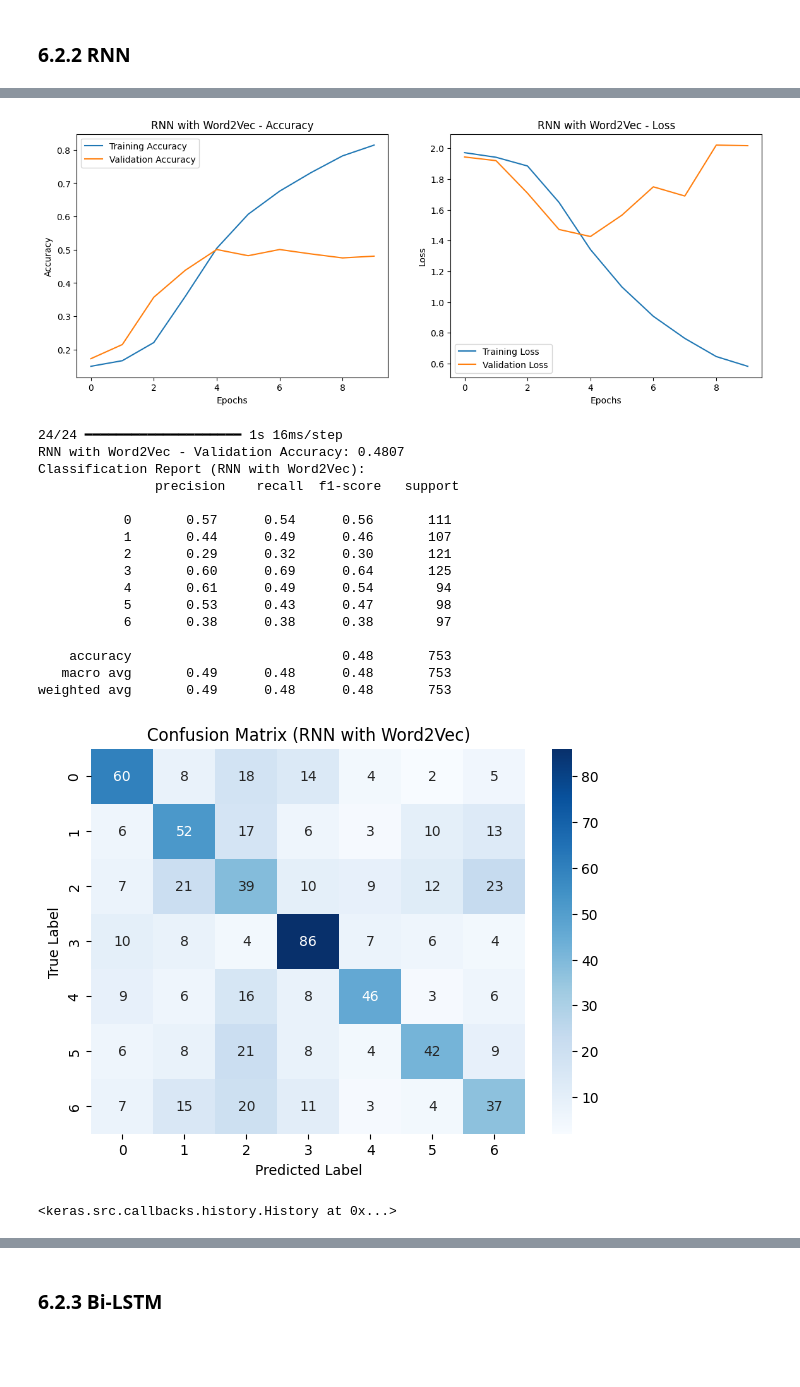
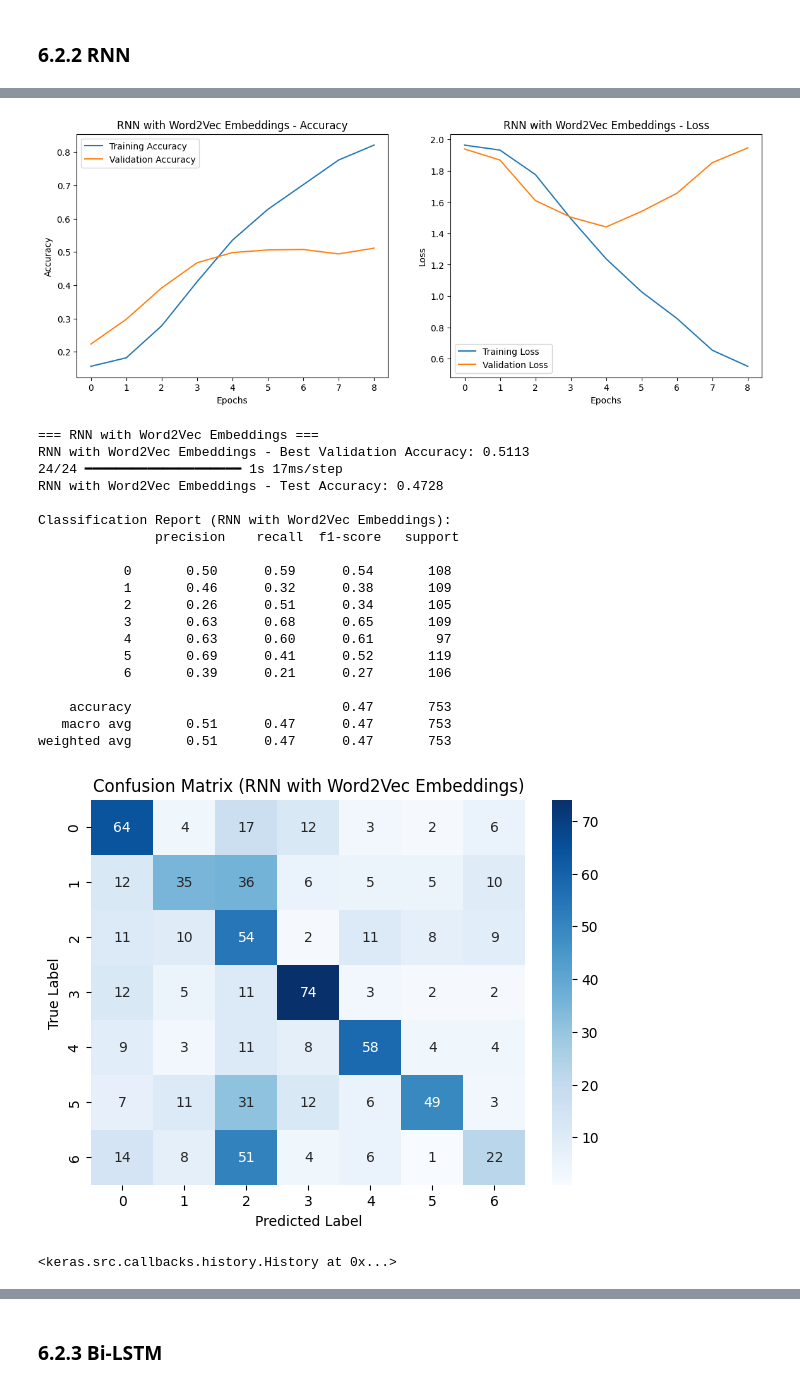
Before and after one commit to dingxing03/Emotion-Recognition-in-Text, a Jupyter notebook: Emotion-Detector/emotion-detector-ISEAR.ipynb, the cells around one changed output, grey strips where cells are left out. Cells and saved outputs as stored; diff of their text form; code cells hidden in the pictures; blank space fills up the shorter version.

```diff
--- a/Emotion-Detector/emotion-detector-ISEAR.ipynb
+++ b/Emotion-Detector/emotion-detector-ISEAR.ipynb
@@ -951,8 +835,7 @@ def cnn_model(embedding_matrix, word_index, embedding_dim=100):
     model.compile(optimizer='adam', loss='sparse_categorical_crossentropy', metrics=['accuracy'])
     return model
 # %%
-# Training and evaluating CNN with Word2Vec embeddings
-print('=== Training CNN with Word2Vec Embeddings===')
+# Train and evaluate CNN model with Word2Vec embeddings
 cnn_w2v = cnn_model(embedding_matrix_w2v, tokenizer.word_index, embedding_dim=300)
-train_DL_model(cnn_w2v, X_train_pad, y_train_enc, X_val_pad, y_val_enc, model_name="CNN with Word2Vec")
+train_DL_model(cnn_w2v, X_train_pad, y_train_enc, X_val_pad, y_val_enc, X_test_pad, y_test_enc, model_name="CNN with Word2Vec Embeddings")
 # %% [output]
@@ -994,7 +875,6 @@ weighted avg       0.51      0.51      0.51       753
 <keras.src.callbacks.history.History at 0x...>
 # %%
-# Training and evaluating CNN with FastText embeddings
-print('=== Training CNN with FastText Embeddings===')
+# Train and evaluate CNN model with FastText embeddings
 cnn_ft = cnn_model(embedding_matrix_ft, tokenizer.word_index, embedding_dim=300)
-train_DL_model(cnn_ft, X_train_pad, y_train_enc, X_val_pad, y_val_enc, model_name="CNN with FastText")
+train_DL_model(cnn_ft, X_train_pad, y_train_enc, X_val_pad, y_val_enc, X_test_pad, y_test_enc, model_name="CNN with FastText Embeddings")
 # %% [output]
@@ -1053,8 +933,7 @@ def rnn_model(embedding_matrix, word_index, embedding_dim=100):
     model.compile(optimizer='adam', loss='sparse_categorical_crossentropy', metrics=['accuracy'])
     return model
 # %%
-# Training and evaluating RNN with Word2Vec embeddings
-print('=== Training RNN with Word2Vec Embeddings ===')
+# Train and evaluate RNN model with Word2Vec embeddings
 rnn_w2v = rnn_model(embedding_matrix_w2v, tokenizer.word_index, embedding_dim=300)
-train_DL_model(rnn_w2v, X_train_pad, y_train_enc, X_val_pad, y_val_enc, model_name="RNN with Word2Vec")
+train_DL_model(rnn_w2v, X_train_pad, y_train_enc, X_val_pad, y_val_enc, X_test_pad, y_test_enc, model_name="RNN with Word2Vec Embeddings")
 # %% [output]
@@ -1078,20 +958,23 @@ Epoch 10/10
-[figure, old version]
+[figure, new version]
-24/24 ━━━━━━━━━━━━━━━━━━━━ 1s 16ms/step
-RNN with Word2Vec - Validation Accuracy: 0.4807
-Classification Report (RNN with Word2Vec):
+=== RNN with Word2Vec Embeddings ===
+RNN with Word2Vec Embeddings - Best Validation Accuracy: 0.5113
+24/24 ━━━━━━━━━━━━━━━━━━━━ 1s 17ms/step
+RNN with Word2Vec Embeddings - Test Accuracy: 0.4728
+
+Classification Report (RNN with Word2Vec Embeddings):
                precision    recall  f1-score   support
 
-           0       0.57      0.54      0.56       111
-           1       0.44      0.49      0.46       107
-           2       0.29      0.32      0.30       121
-           3       0.60      0.69      0.64       125
-           4       0.61      0.49      0.54        94
-           5       0.53      0.43      0.47        98
-           6       0.38      0.38      0.38        97
+           0       0.50      0.59      0.54       108
+           1       0.46      0.32      0.38       109
+           2       0.26      0.51      0.34       105
+           3       0.63      0.68      0.65       109
+           4       0.63      0.60      0.61        97
+           5       0.69      0.41      0.52       119
+           6       0.39      0.21      0.27       106
 
-    accuracy                           0.48       753
-   macro avg       0.49      0.48      0.48       753
-weighted avg       0.49      0.48      0.48       753
+    accuracy                           0.47       753
+   macro avg       0.51      0.47      0.47       753
+weighted avg       0.51      0.47      0.47       753
-[figure, old version]
+[figure, new version]
 <keras.src.callbacks.history.History at 0x...>
 # %%
```
Also changed, not shown: parts of 43 cells of this notebook, 7 other files.
